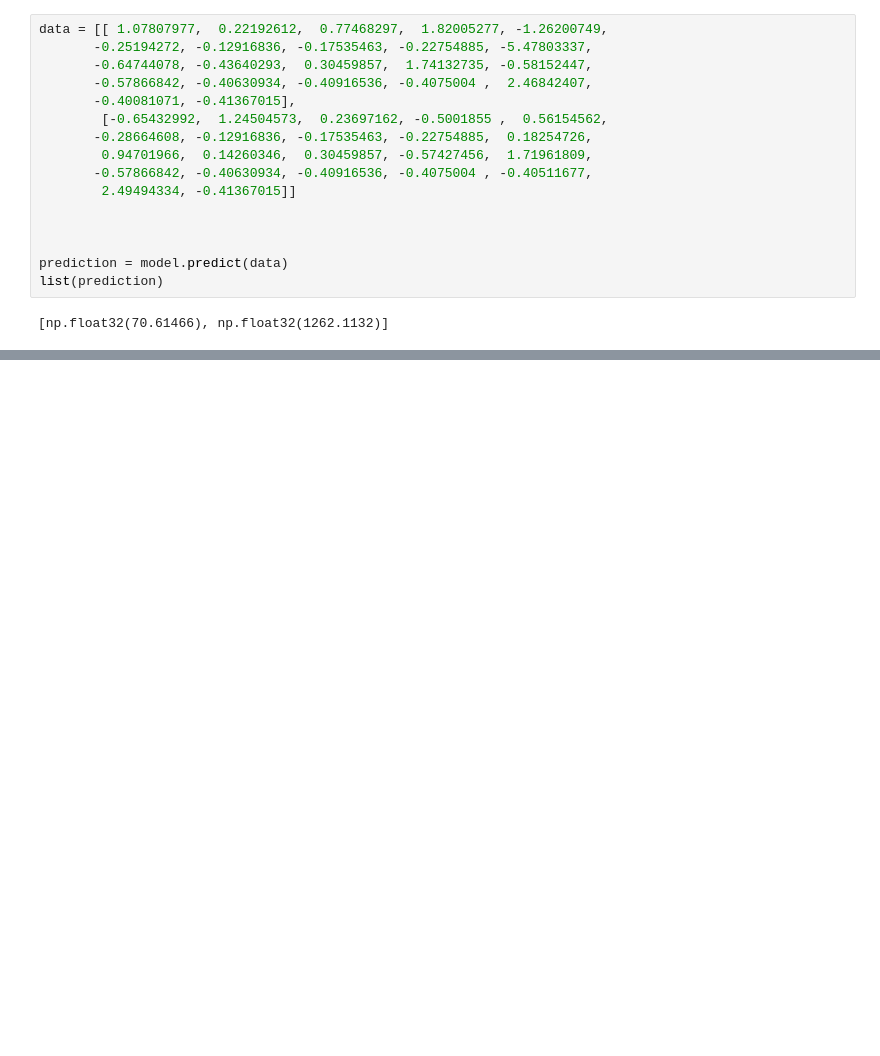
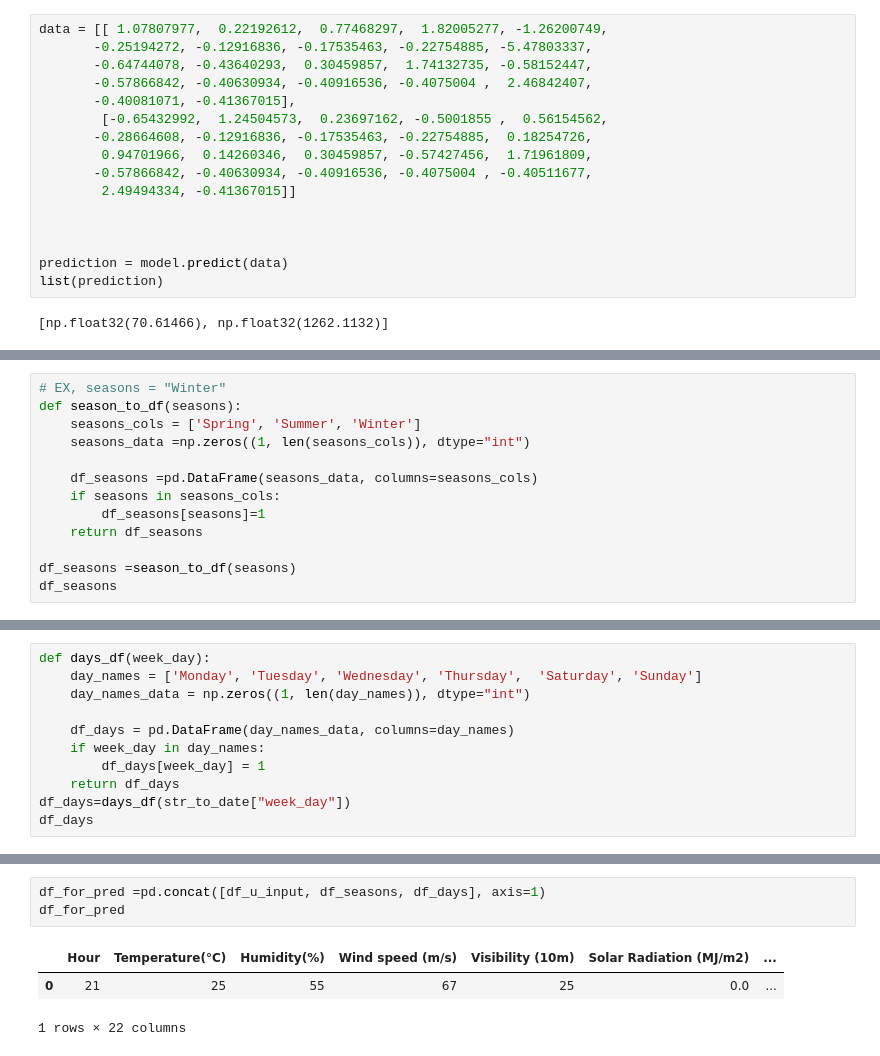
Before and after one commit to ajay-rathod-2001/Royal-Python, a Jupyter notebook: Bike Sharing Demand Prediction Project/inference.ipynb, the cells around one changed output, grey strips where cells are left out. Cells and saved outputs as stored; diff of their text form; blank space fills up the shorter version.

```diff
--- a/Bike Sharing Demand Prediction Project/inference.ipynb
+++ b/Bike Sharing Demand Prediction Project/inference.ipynb
@@ -24,0 +96,13 @@ list(prediction)
+# %%
+# EX, seasons = "Winter"
+def season_to_df(seasons):
+    seasons_cols = ['Spring', 'Summer', 'Winter']
+    seasons_data =np.zeros((1, len(seasons_cols)), dtype="int")
+
+    df_seasons =pd.DataFrame(seasons_data, columns=seasons_cols)
+    if seasons in seasons_cols:
+        df_seasons[seasons]=1
+    return df_seasons
+
+df_seasons =season_to_df(seasons)
+df_seasons
@@ -24,0 +112,11 @@ list(prediction)
+# %%
+def days_df(week_day):
+    day_names = ['Monday', 'Tuesday', 'Wednesday', 'Thursday',  'Saturday', 'Sunday']
+    day_names_data = np.zeros((1, len(day_names)), dtype="int")
+
+    df_days = pd.DataFrame(day_names_data, columns=day_names)
+    if week_day in day_names:
+        df_days[week_day] = 1
+    return df_days
+df_days=days_df(str_to_date["week_day"])
+df_days
@@ -24,0 +150,7 @@ list(prediction)
+# %%
+df_for_pred =pd.concat([df_u_input, df_seasons, df_days], axis=1)
+df_for_pred
+# %% [output]
+|  | Hour | Temperature(°C) | Humidity(%) | Wind speed (m/s) | Visibility (10m) | Solar Radiation (MJ/m2) | ... |
+| 0 | 21 | 25 | 55 | 67 | 25 | 0.0 | ... |
+1 rows × 22 columns
```
Also changed, not shown: parts of 13 cells of this notebook, 1 other file.
